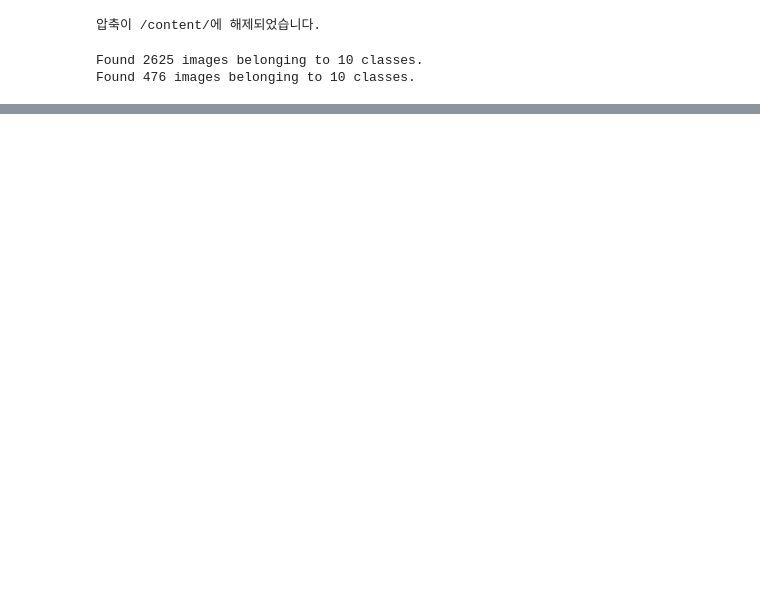
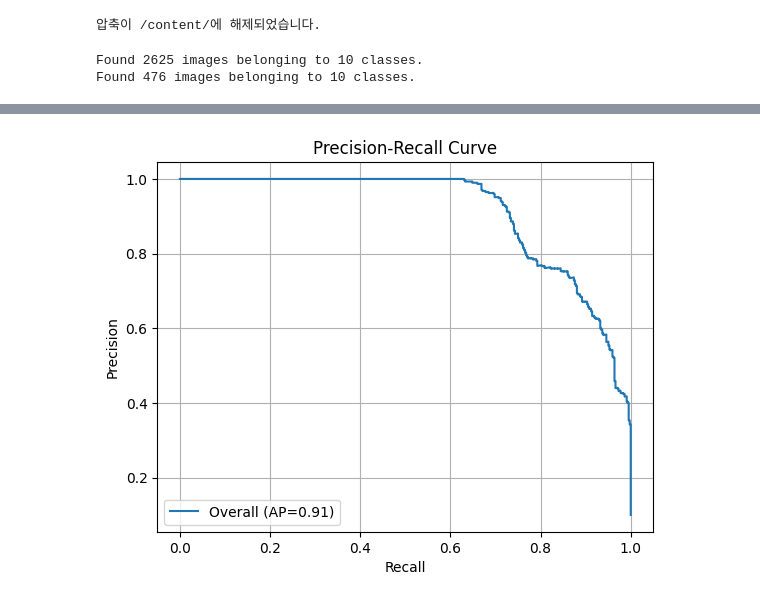
Before and after one commit to unluckid/model, a Jupyter notebook: tunning.ipynb, the cells around one changed output, grey strips where cells are left out. Cells and saved outputs as stored; diff of their text form; code cells hidden in the pictures; blank space fills up the shorter version.

```diff
--- a/tunning.ipynb
+++ b/tunning.ipynb
@@ -221,0 +232,39 @@ Model 1 Accuracy: 0.2250
+# %%
+from sklearn.metrics import precision_recall_curve, average_precision_score
+import numpy as np
+import matplotlib.pyplot as plt
+
+# 검증 데이터에 대한 예측
+y_true = []
+y_scores = []
+
+# val_generator에서 예측 수행
+for i in range(validation_steps):
+    x_batch, y_batch = next(val_generator)  # 수정: next() 사용
+    y_true.extend(np.argmax(y_batch, axis=1))  # 실제 라벨
+    y_scores.extend(model.predict(x_batch))   # 예측 확률
+
+y_true = np.array(y_true)
+y_scores = np.array(y_scores)
+
+# 이진 분류로 처리: 모든 클래스의 예측을 하나로 합침 (softmax의 출력이므로 각 클래스의 예측 확률을 합침)
+# y_true는 원핫 인코딩된 형태이므로, 이를 binary 형식으로 변환
+y_true_binary = np.zeros_like(y_scores)
+for i in range(len(y_true)):
+    y_true_binary[i, y_true[i]] = 1
+
+# 전체 Precision-Recall 곡선 계산 (여기서는 모든 클래스에 대한 예측을 합침)
+precision, recall, _ = precision_recall_curve(y_true_binary.ravel(), y_scores.ravel())
+average_precision = average_precision_score(y_true_binary.ravel(), y_scores.ravel())
+
+# Precision-Recall 곡선 시각화
+plt.plot(recall, precision, label=f'Overall (AP={average_precision:.2f})')
+
+# 전체 스타일 설정
+plt.title('Precision-Recall Curve')
+plt.xlabel('Recall')
+plt.ylabel('Precision')
+plt.legend(loc='best')
+plt.grid()
+plt.show()
+# %% [output]
@@ -221,0 +285 @@ Model 1 Accuracy: 0.2250
+[figure, added]
```
Also changed, not shown: parts of 8 cells of this notebook.
